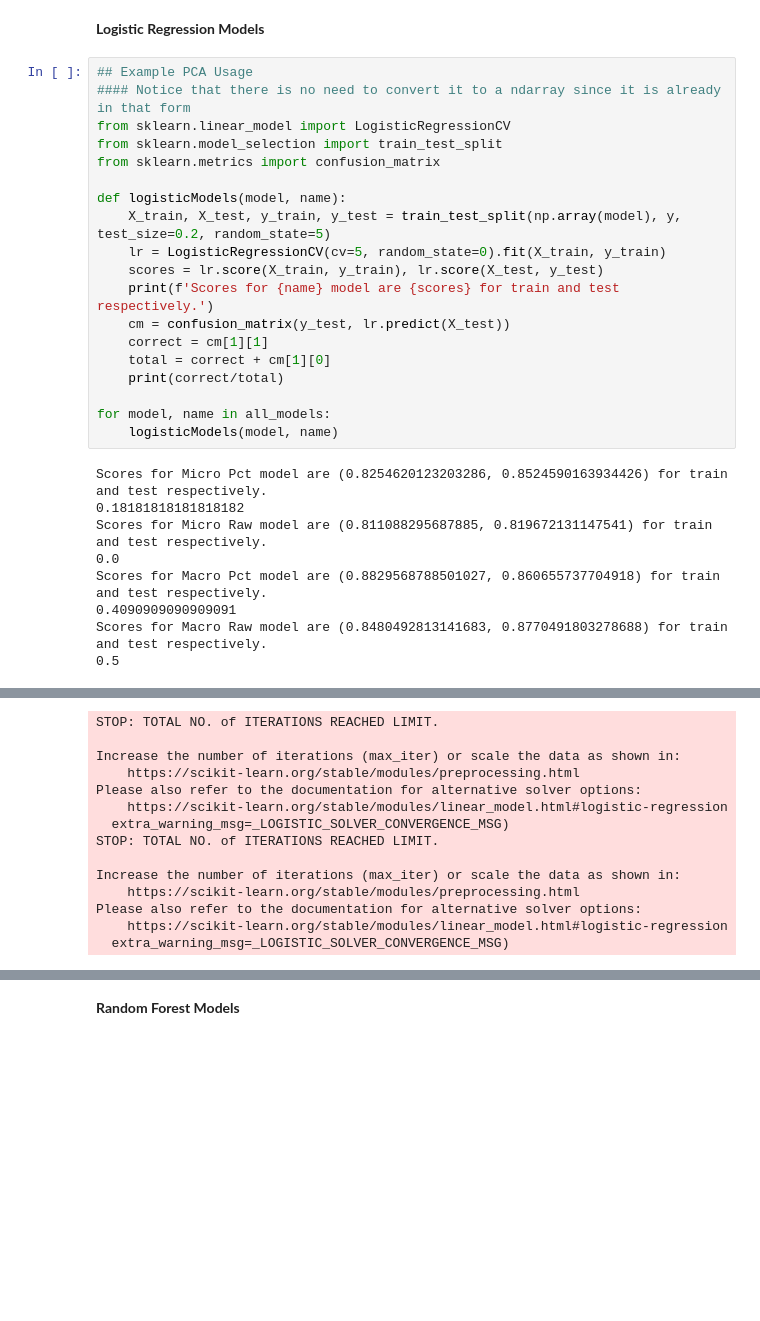
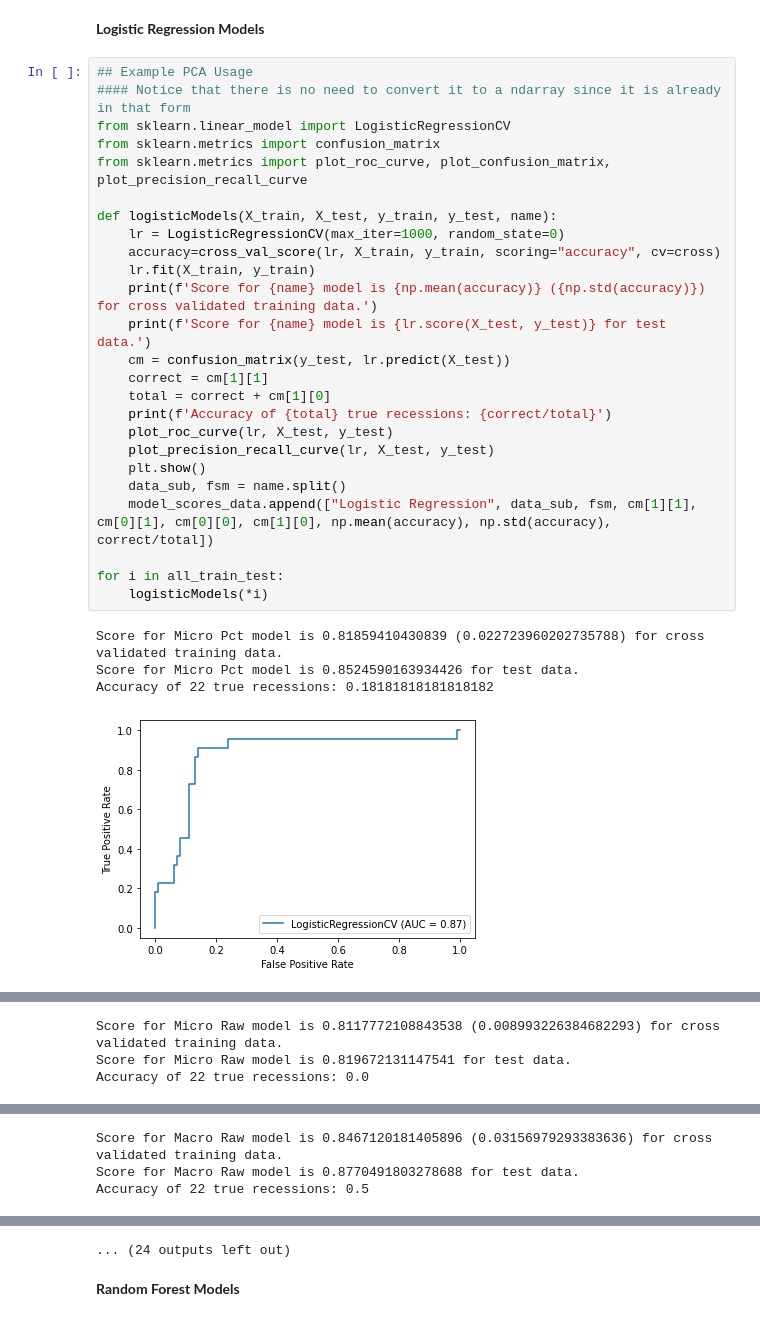
Before and after one commit to AvaneeshKolluri/MacroPredictionsProject, a Jupyter notebook: Project 2.ipynb, the cells around one changed output, grey strips where cells are left out. Cells and saved outputs as stored; diff of their text form; blank space fills up the shorter version.

```diff
--- a/Project 2.ipynb
+++ b/Project 2.ipynb
@@ -881,28 +891,30 @@ y = y.reshape(y.shape[0])
 # %%
 ## Example PCA Usage
 #### Notice that there is no need to convert it to a ndarray since it is already in that form
 from sklearn.linear_model import LogisticRegressionCV
-from sklearn.model_selection import train_test_split
 from sklearn.metrics import confusion_matrix
+from sklearn.metrics import plot_roc_curve, plot_confusion_matrix, plot_precision_recall_curve
 
-def logisticModels(model, name):
-    X_train, X_test, y_train, y_test = train_test_split(np.array(model), y, test_size=0.2, random_state=5)
-    lr = LogisticRegressionCV(cv=5, random_state=0).fit(X_train, y_train)
-    scores = lr.score(X_train, y_train), lr.score(X_test, y_test)
-    print(f'Scores for {name} model are {scores} for train and test respectively.')
+def logisticModels(X_train, X_test, y_train, y_test, name):
+    lr = LogisticRegressionCV(max_iter=1000, random_state=0)
+    accuracy=cross_val_score(lr, X_train, y_train, scoring="accuracy", cv=cross)
+    lr.fit(X_train, y_train)
+    print(f'Score for {name} model is {np.mean(accuracy)} ({np.std(accuracy)}) for cross validated training data.')
+    print(f'Score for {name} model is {lr.score(X_test, y_test)} for test data.')
     cm = confusion_matrix(y_test, lr.predict(X_test))
     correct = cm[1][1]
     total = correct + cm[1][0]
-    print(correct/total)
+    print(f'Accuracy of {total} true recessions: {correct/total}')
+    plot_roc_curve(lr, X_test, y_test)
+    plot_precision_recall_curve(lr, X_test, y_test)
+    plt.show()
+    data_sub, fsm = name.split()
+    model_scores_data.append(["Logistic Regression", data_sub, fsm, cm[1][1], cm[0][1], cm[0][0], cm[1][0], np.mean(accuracy), np.std(accuracy), correct/total])
 
-for model, name in all_models:
-    logisticModels(model, name)
+for i in all_train_test:
+    logisticModels(*i)
 # %% [output]
-Scores for Micro Pct model are (0.8254620123203286, 0.8524590163934426) for train and test respectively.
-0.18181818181818182
-Scores for Micro Raw model are (0.811088295687885, 0.819672131147541) for train and test respectively.
-0.0
-Scores for Macro Pct model are (0.8829568788501027, 0.860655737704918) for train and test respectively.
-0.4090909090909091
-Scores for Macro Raw model are (0.8480492813141683, 0.8770491803278688) for train and test respectively.
-0.5
+Score for Micro Pct model is 0.81859410430839 (0.022723960202735788) for cross validated training data.
+Score for Micro Pct model is 0.8524590163934426 for test data.
+Accuracy of 22 true recessions: 0.18181818181818182
+[figure, added]
@@ -909,14 +922,3 @@ Scores for Macro Raw model are (0.8480492813141683, 0.8770491803278688) for trai
-STOP: TOTAL NO. of ITERATIONS REACHED LIMIT.
-
-Increase the number of iterations (max_iter) or scale the data as shown in:
-    https://scikit-learn.org/stable/modules/preprocessing.html
-Please also refer to the documentation for alternative solver options:
-    https://scikit-learn.org/stable/modules/linear_model.html#logistic-regression
-  extra_warning_msg=_LOGISTIC_SOLVER_CONVERGENCE_MSG)
-STOP: TOTAL NO. of ITERATIONS REACHED LIMIT.
-
-Increase the number of iterations (max_iter) or scale the data as shown in:
-    https://scikit-learn.org/stable/modules/preprocessing.html
-Please also refer to the documentation for alternative solver options:
-    https://scikit-learn.org/stable/modules/linear_model.html#logistic-regression
-  extra_warning_msg=_LOGISTIC_SOLVER_CONVERGENCE_MSG)
+Score for Micro Raw model is 0.8117772108843538 (0.008993226384682293) for cross validated training data.
+Score for Micro Raw model is 0.819672131147541 for test data.
+Accuracy of 22 true recessions: 0.0
@@ -938,0 +932,3 @@ Scores for Corr Raw model are (0.8952772073921971, 0.8852459016393442) for train
+Score for Macro Raw model is 0.8467120181405896 (0.03156979293383636) for cross validated training data.
+Score for Macro Raw model is 0.8770491803278688 for test data.
+Accuracy of 22 true recessions: 0.5
@@ -939,3 +937,4 @@ Scores for Corr Raw model are (0.8952772073921971, 0.8852459016393442) for train
+... (24 outputs left out)
 # %% [markdown]
 **Random Forest Models**
 # %%
```
Also changed, not shown: parts of 20 cells of this notebook.
